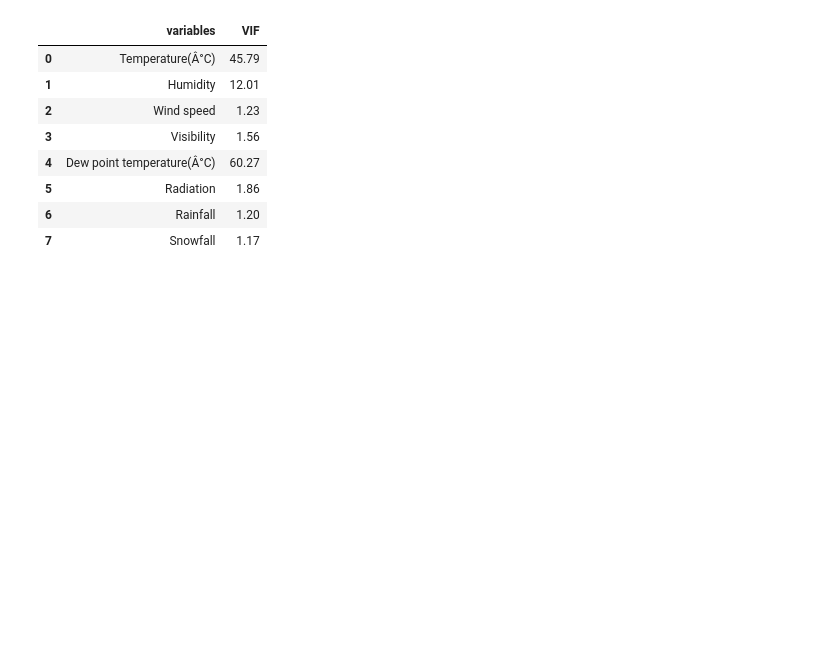
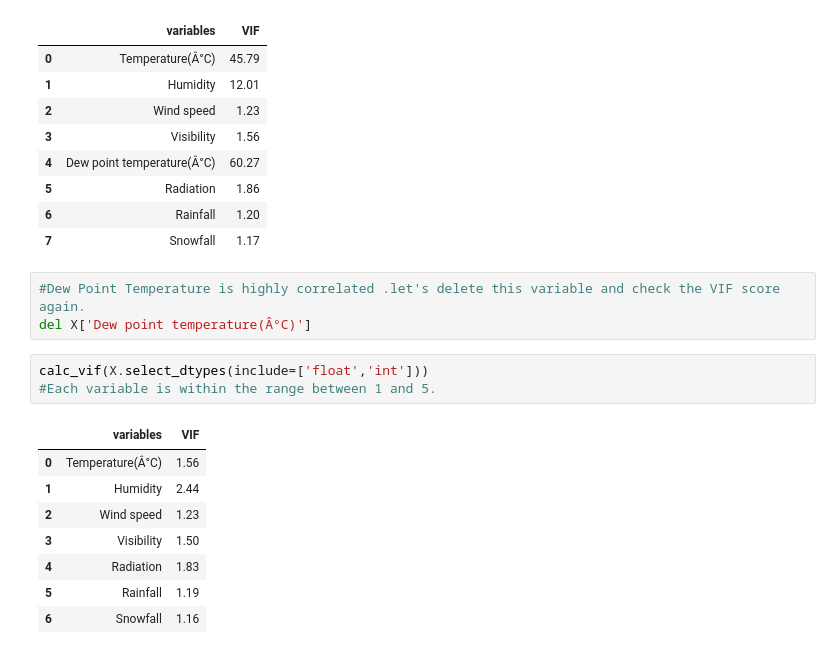
Before and after one commit to Navneet-Nicer/Bike-Sharing-Demand-Prediction, a Jupyter notebook: Regression_Bike_Sharing_Prediction2.ipynb, the cells around one changed output. Cells and saved outputs as stored; diff of their text form; blank space fills up the shorter version.

```diff
--- a/Regression_Bike_Sharing_Prediction2.ipynb
+++ b/Regression_Bike_Sharing_Prediction2.ipynb
@@ -476,3 +476,18 @@ calc_vif(X.select_dtypes(include=['float','int']))
 | 5 | Radiation | 1.86 |
 | 6 | Rainfall | 1.20 |
 | 7 | Snowfall | 1.17 |
+# %%
+#Dew Point Temperature is highly correlated .let's delete this variable and check the VIF score again.
+del X['Dew point temperature(Â°C)']
+# %%
+calc_vif(X.select_dtypes(include=['float','int']))
+#Each variable is within the range between 1 and 5.
+# %% [output]
+|  | variables | VIF |
+| 0 | Temperature(Â°C) | 1.56 |
+| 1 | Humidity | 2.44 |
+| 2 | Wind speed | 1.23 |
+| 3 | Visibility | 1.50 |
+| 4 | Radiation | 1.83 |
+| 5 | Rainfall | 1.19 |
+| 6 | Snowfall | 1.16 |
```
Also changed, not shown: parts of 11 cells of this notebook.
